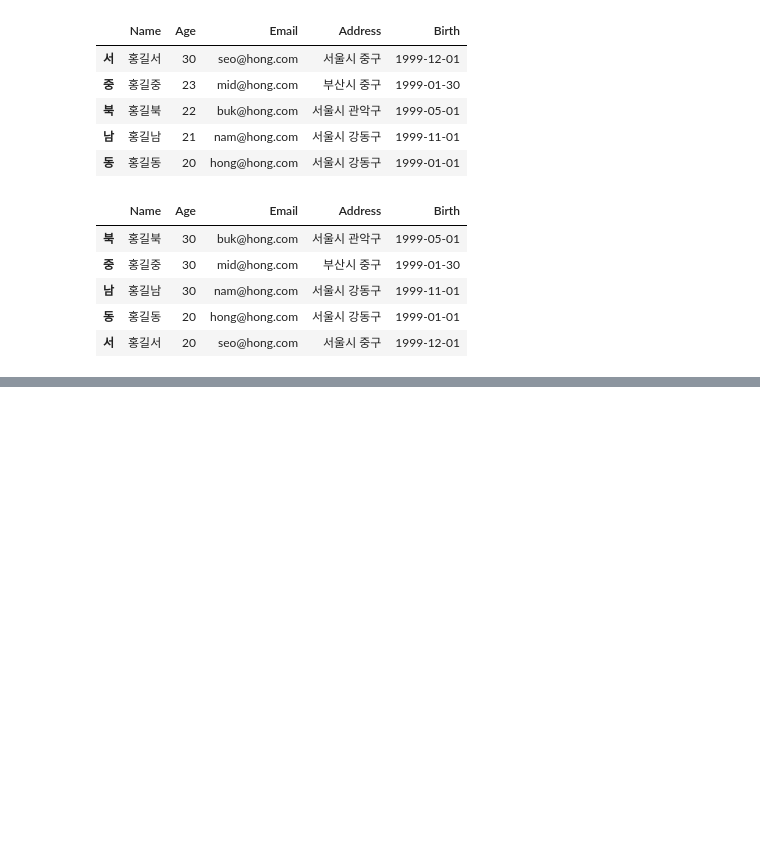
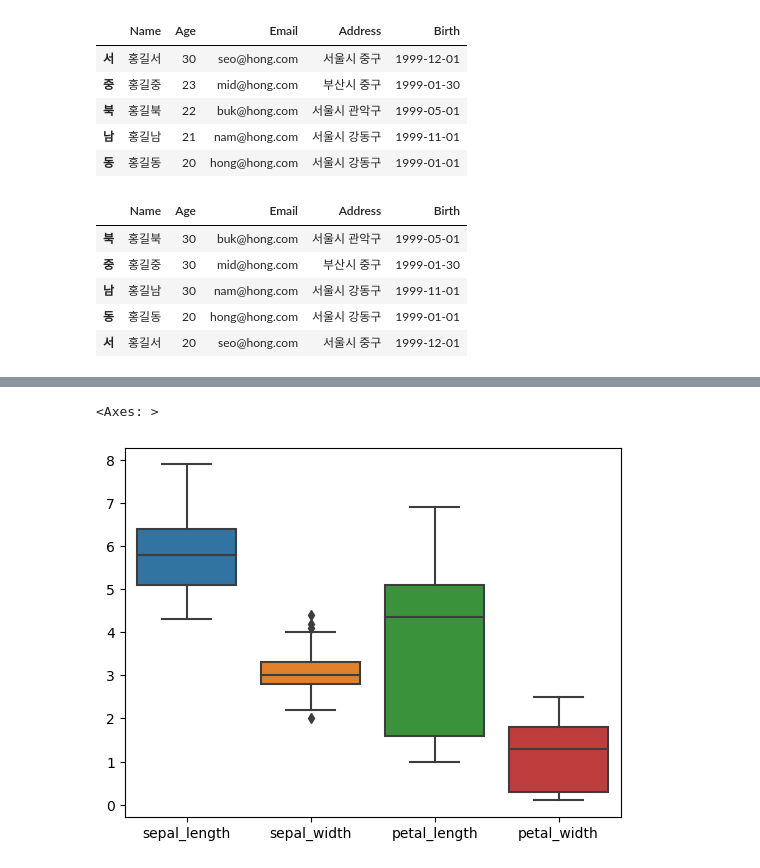
Before and after one commit to taro87/ai, a Jupyter notebook: source/01_python/ch11 데이터프레임과 시리즈(1~8장).ipynb, the cells around one changed output, grey strips where cells are left out. Drawn from its saved outputs; the diff is of its cells as text; code cells hidden in the pictures; blank space fills up the shorter version.

```diff
--- a/source/01_python/ch11 데이터프레임과 시리즈(1~8장).ipynb
+++ b/source/01_python/ch11 데이터프레임과 시리즈(1~8장).ipynb
@@ -1414,0 +1433,5 @@ member.sort_values(by=['Age', 'Email'], ascending=[False, True])
+# %%
+from statsmodels.api import datasets
+iris = datasets.get_rdataset('iris').data
+iris.columns = [col.lower().replace('.','_') for col in iris.columns]
+iris.tail(1)
@@ -1414,0 +1547,7 @@ member.sort_values(by=['Age', 'Email'], ascending=[False, True])
+# %%
+# 상자수염그림(박스플롯)
+import seaborn as sns
+sns.boxplot(data=iris)
+# %% [output]
+<Axes: >
+[figure, added]
```
Also changed, not shown: parts of 28 cells of this notebook, 4 other files.
